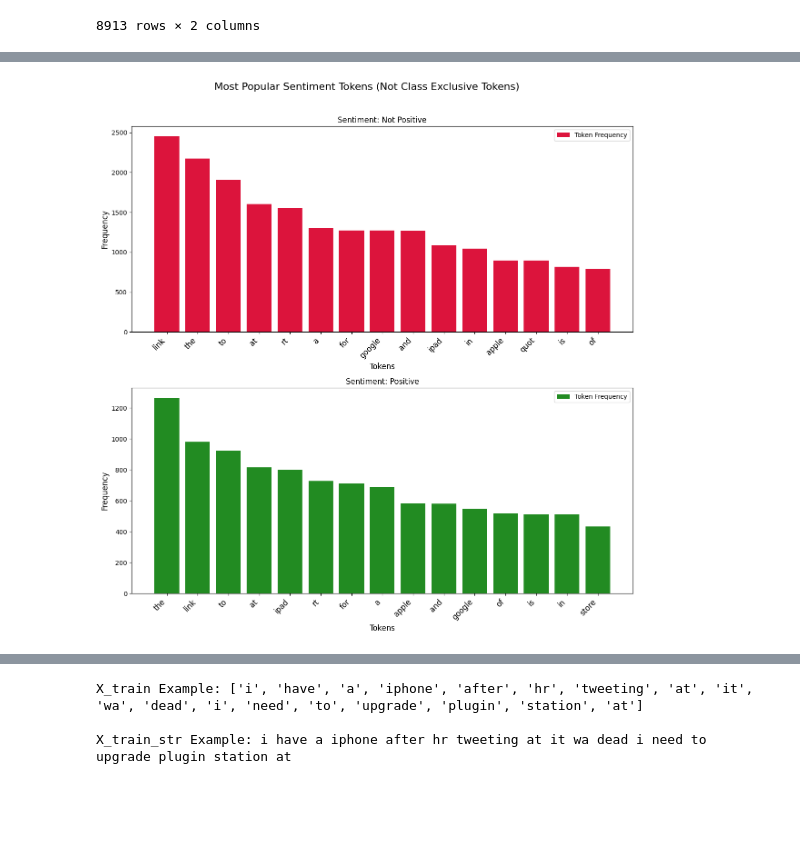
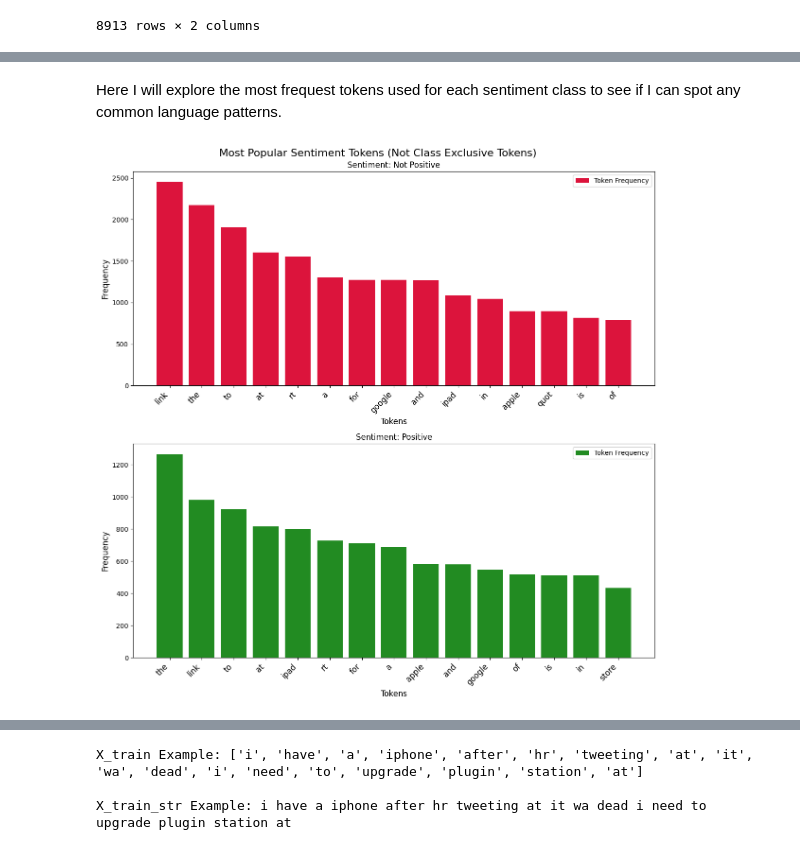
Before and after one commit to AndrewReusche/NLP_Sentiment_Analysis, a Jupyter notebook: NLP_Tweet_Analysis.ipynb, the cells around one changed output, grey strips where cells are left out. Cells and saved outputs as stored; diff of their text form; code cells hidden in the pictures; blank space fills up the shorter version.

```diff
--- a/NLP_Tweet_Analysis.ipynb
+++ b/NLP_Tweet_Analysis.ipynb
@@ -229,30 +294,38 @@ X_train, X_remain, y_train, y_remain= train_test_split(X, y,
 X_val, X_test, y_val, y_test= train_test_split(X_remain, y_remain,
                                                test_size= 0.5,
                                                random_state= 24)
+# %% [markdown]
+Here I will explore the most frequest tokens used for each sentiment class to see if I can spot any common language patterns.
 # %%
+#set up subplots for visualization
 fig, axes = plt.subplots(nrows=2, figsize=(12, 12))
 
+#define colors and labels for each sentiment class
 sentiment_colors = {0: 'crimson', 1: 'forestgreen'}
 sentiment_labels = {0: 'Not Positive', 1: 'Positive'}
 
+#define the senitment classes
 sentiment_classes = sorted(y_train.unique())
 
+#Plot the 15 most common tokens for each sentiment class
 for i, sentiment_class in enumerate(sentiment_classes):
+    #grab the tokens from each sentiment class
     sentiment_data = X_train[y_train == sentiment_class]
     all_words_in_sentiment = [word for tokens in sentiment_data for word in tokens]
     top_15 = Counter(all_words_in_sentiment).most_common(15)
 
+    #create a bar plot for each sentiment class
     ax = axes[i]
     words, counts = zip(*top_15) if top_15 else ([], [])
     ax.bar(words, counts, color=sentiment_colors[sentiment_class], label='Token Frequency')
     ax.set_title(f'Sentiment: {sentiment_labels[sentiment_class]}')
     ax.set_xticklabels(words, rotation=45, ha='right', fontsize= 12)
     ax.set_xlabel('Tokens', fontsize=12)
     ax.set_ylabel('Frequency', fontsize=12)
     ax.legend(loc='best', fontsize=10)
 
-fig.suptitle('Most Popular Sentiment Tokens (Not Class Exclusive Tokens)', fontsize=16, y=1.02)
-
+#add overall title to this plot
+fig.suptitle('Most Popular Sentiment Tokens (Not Class Exclusive Tokens)', fontsize=16)
 fig.tight_layout()
 # %% [output]
-[figure, old version]
+[figure, new version]
```
Also changed, not shown: parts of 61 cells of this notebook.
